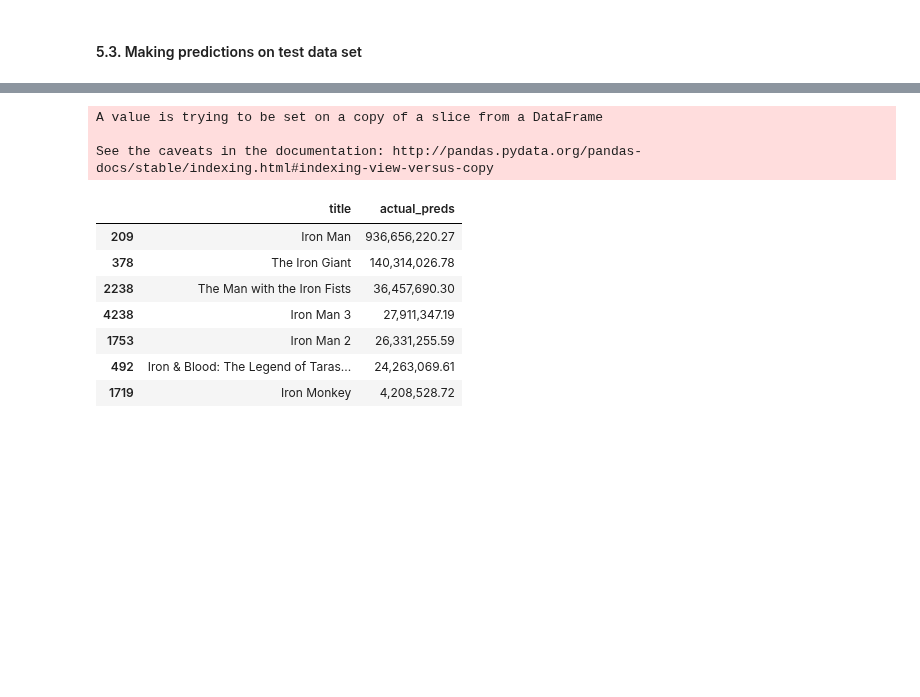
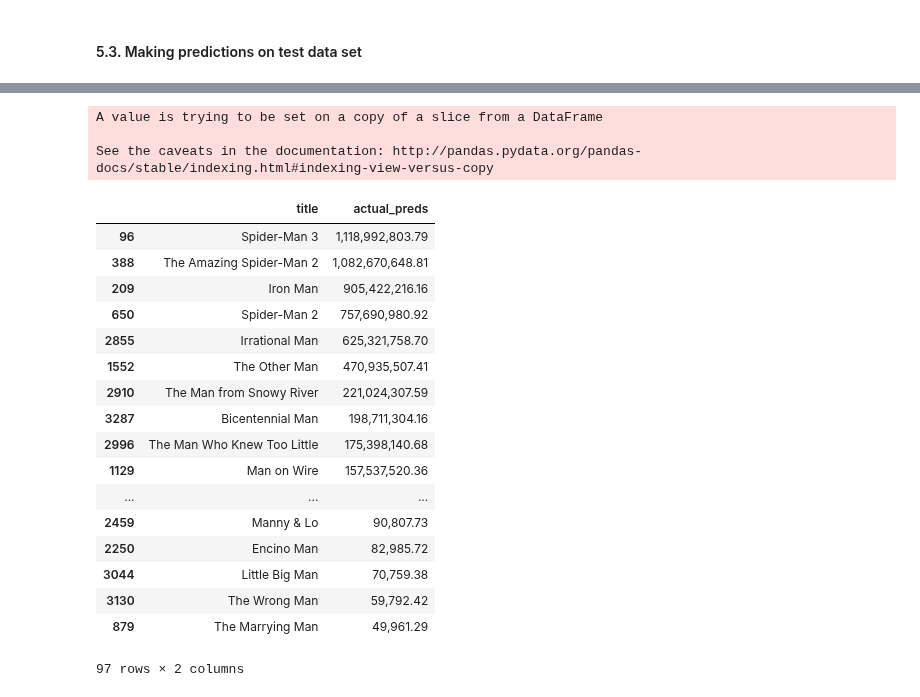
Before and after one commit to julianikulski/tmdb, a Jupyter notebook: tmdb.ipynb, the cells around one changed output, grey strips where cells are left out. Saved outputs shown, nothing was run; the diff lists cells and outputs as text; code cells hidden in the pictures; blank space fills up the shorter version.

```diff
--- a/tmdb.ipynb
+++ b/tmdb.ipynb
@@ -1685,7 +1685,7 @@ def clean(df, headers, list_top_30=[], train_set=True):
     # drop rows with null values in numeric variables
     df.dropna(axis=0, how='any', subset=['release_date'], inplace=True)
     # dealing with missing values
-    df['runtime'].fillna(df['runtime'].mean())
+    df['runtime'].fillna(df['runtime'].mean(), inplace=True)
     most_common_genres = df['genres'].describe()['top']
     df['genres'] = df['genres'].apply(lambda x: most_common_genres if x == {} else x)
 
@@ -1839,0 +1839,12 @@ scorer = make_scorer(mean_squared_error)
+# %%
+# Create validation sets
+X_train_part, X_val, y_train_part, y_val = train_test_split(X_train,
+                                                              y_train,
+                                                              test_size = 0.2,
+                                                              random_state = 42)
+
+# Print split result
+print(X_train_part.shape)
+print(X_val.shape)
+print(y_train_part.shape)
+print(y_val.shape)
@@ -1915,13 +1941,12 @@ parameters_lgb = {'objective': 'regression',
                   'num_leaves': 20,
                   'feature_fraction': 0.2,
                   'lambda_l1': 0.2,
-                  'lambda_l2': 0.5, #0.110148
-                  }
+                  'lambda_l2': 0.5}
 
 clf_lgb = lgb.train(params = parameters_lgb,
-                    train_set = lgb.Dataset(X_train_lgb, y_train_lgb),
+                    train_set = lgb.Dataset(X_train_part, y_train_part),
                     num_boost_round = 10000,
-                    valid_sets = [lgb.Dataset(X_val_lgb, y_val_lgb)],
+                    valid_sets = [lgb.Dataset(X_val, y_val)],
                     early_stopping_rounds = 500,
                     verbose_eval = 10)
 
@@ -2181,16 +2213,26 @@ See the caveats in the documentation: http://pandas.pydata.org/pandas-docs/stabl
 # %%
 # Do samples on certain movies
 only_title_rev.dropna(axis='rows', inplace=True)
-only_title_rev[only_title_rev['title'].str.contains('Iron')]
+only_title_rev[only_title_rev['title'].str.contains('Man')]
 # %% [output]
 A value is trying to be set on a copy of a slice from a DataFrame
 
 See the caveats in the documentation: http://pandas.pydata.org/pandas-docs/stable/indexing.html#indexing-view-versus-copy
 |  | title | actual_preds |
-| 209 | Iron Man | 936,656,220.27 |
-| 378 | The Iron Giant | 140,314,026.78 |
-| 2238 | The Man with the Iron Fists | 36,457,690.30 |
-| 4238 | Iron Man 3 | 27,911,347.19 |
-| 1753 | Iron Man 2 | 26,331,255.59 |
-| 492 | Iron & Blood: The Legend of Taras... | 24,263,069.61 |
-| 1719 | Iron Monkey | 4,208,528.72 |
+| 96 | Spider-Man 3 | 1,118,992,803.79 |
+| 388 | The Amazing Spider-Man 2 | 1,082,670,648.81 |
+| 209 | Iron Man | 905,422,216.16 |
+| 650 | Spider-Man 2 | 757,690,980.92 |
+| 2855 | Irrational Man | 625,321,758.70 |
+| 1552 | The Other Man | 470,935,507.41 |
+| 2910 | The Man from Snowy River | 221,024,307.59 |
+| 3287 | Bicentennial Man | 198,711,304.16 |
+| 2996 | The Man Who Knew Too Little | 175,398,140.68 |
+| 1129 | Man on Wire | 157,537,520.36 |
+| ... | ... | ... |
+| 2459 | Manny & Lo | 90,807.73 |
+| 2250 | Encino Man | 82,985.72 |
+| 3044 | Little Big Man | 70,759.38 |
+| 3130 | The Wrong Man | 59,792.42 |
+| 879 | The Marrying Man | 49,961.29 |
+97 rows × 2 columns
```
Also changed, not shown: parts of 37 cells of this notebook.
